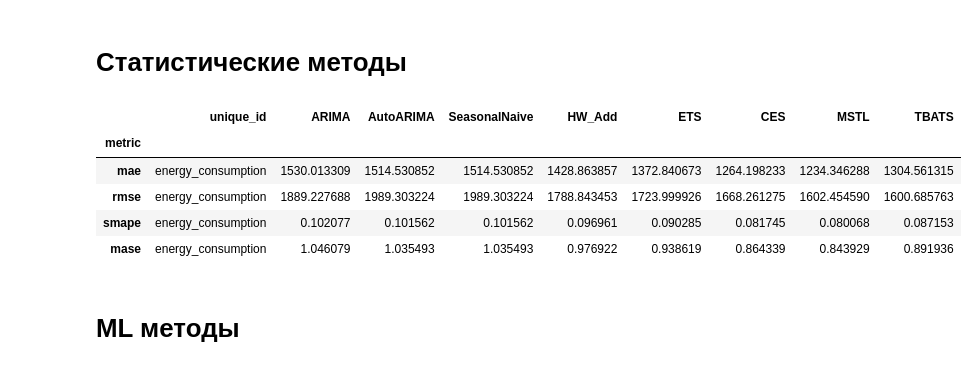
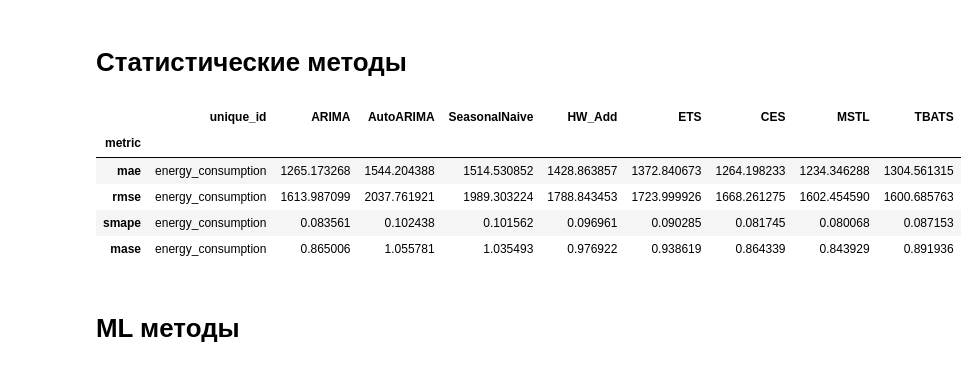
Before and after one commit to tvsmsa/melekhin-time-series, a Jupyter notebook: task_4_timeseries.ipynb, the cells around one changed output. Cells and saved outputs as stored; diff of their text form; code cells hidden in the pictures.

```diff
--- a/task_4_timeseries.ipynb
+++ b/task_4_timeseries.ipynb
@@ -252,42 +252,46 @@ print(f'Даты аномалий IsolationForest: {list(anomalies_if.strftime("
 metrics = [mae, rmse, smape]
 season_mase = partial(mase, seasonality=SEASON)
 metrics +=[season_mase]
+# %%
+df_test_exogs  = panel_df[base_cols+exog_cols].groupby("unique_id").tail(FH)
+df_train_exogs = panel_df[base_cols+exog_cols].drop(df_test_exogs.index).reset_index(drop=True)
+X_test = df_test_exogs.drop(columns = 'y').head(52)
 # %%
 models=[
         ARIMA (order=(4,0,3), season_length=SEASON, seasonal_order=(1, 0, 0)),
         AutoARIMA(season_length=SEASON),
         SeasonalNaive(season_length=SEASON),
         #AutoTheta(season_length=SEASON, decomposition_type="multiplicative"),
         HoltWinters(season_length=SEASON, error_type="A", alias="HW_Add"),
         AutoETS(season_length=SEASON, model='ZZA', damped = False, alias='ETS'),
         AutoCES(season_length=SEASON),
         MSTL(season_length=SEASON,  ),
         TBATS(season_length = SEASON, use_damped_trend = True),
   ]
 
 sf_base = StatsForecast(
     models=models,
     freq=FREQ,
 )
 LEVELS = [75, 90, 95]
 
-fcst_sf = sf_base.forecast(df=df_train, h=horizon, level=LEVELS)
+fcst_sf = sf_base.forecast(df=df_train_exogs, h=horizon, X_df=X_test)
 eval_sf = df_test.merge(fcst_sf, on=['unique_id', 'ds'])
 
 metrics_base = evaluate(
     df=eval_sf,
     train_df=df_train,
     metrics=metrics,
 ).set_index('metric')
 
 metrics_base
 # %% [output]
 |  | unique_id | ARIMA | AutoARIMA | SeasonalNaive | HW_Add | ETS | CES | MSTL | TBATS |
 | metric |  |  |  |  |  |  |  |  |  |
-| mae | energy_consumption | 1530.013309 | 1514.530852 | 1514.530852 | 1428.863857 | 1372.840673 | 1264.198233 | 1234.346288 | 1304.561315 |
-| rmse | energy_consumption | 1889.227688 | 1989.303224 | 1989.303224 | 1788.843453 | 1723.999926 | 1668.261275 | 1602.454590 | 1600.685763 |
-| smape | energy_consumption | 0.102077 | 0.101562 | 0.101562 | 0.096961 | 0.090285 | 0.081745 | 0.080068 | 0.087153 |
-| mase | energy_consumption | 1.046079 | 1.035493 | 1.035493 | 0.976922 | 0.938619 | 0.864339 | 0.843929 | 0.891936 |
+| mae | energy_consumption | 1265.173268 | 1544.204388 | 1514.530852 | 1428.863857 | 1372.840673 | 1264.198233 | 1234.346288 | 1304.561315 |
+| rmse | energy_consumption | 1613.987099 | 2037.761921 | 1989.303224 | 1788.843453 | 1723.999926 | 1668.261275 | 1602.454590 | 1600.685763 |
+| smape | energy_consumption | 0.083561 | 0.102438 | 0.101562 | 0.096961 | 0.090285 | 0.081745 | 0.080068 | 0.087153 |
+| mase | energy_consumption | 0.865006 | 1.055781 | 1.035493 | 0.976922 | 0.938619 | 0.864339 | 0.843929 | 0.891936 |
 # %% [markdown]
 # ML методы
 # %%
```
Also changed, not shown: parts of 5 cells of this notebook, 1 other file.
